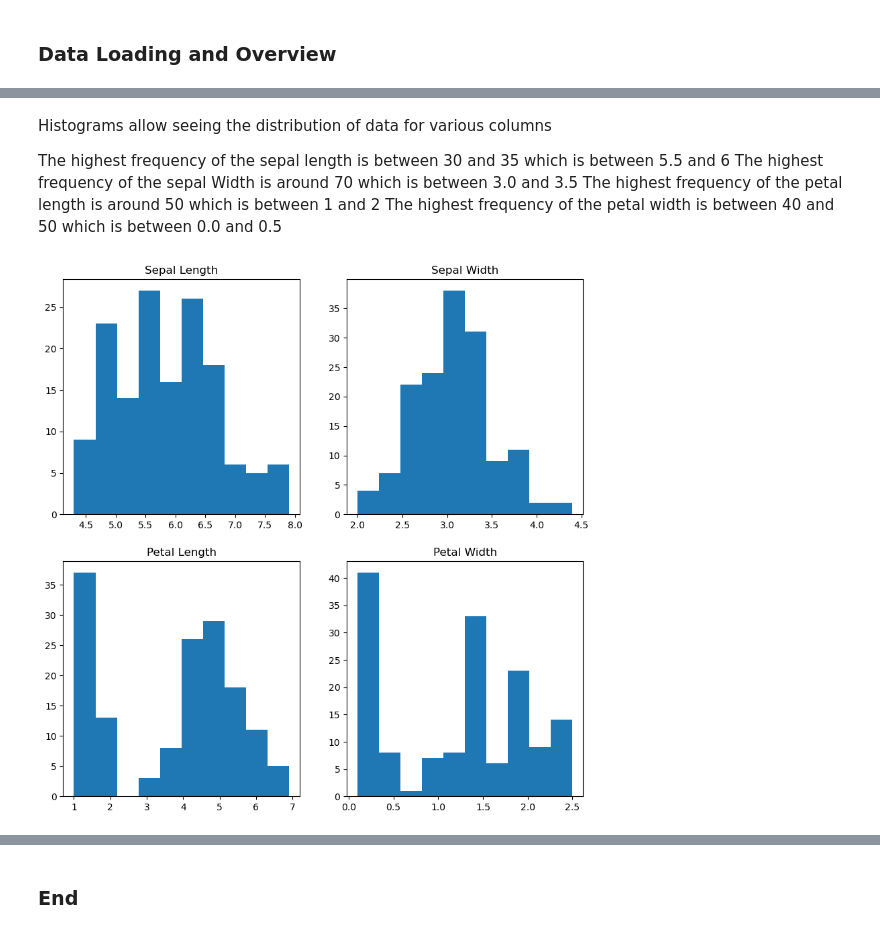
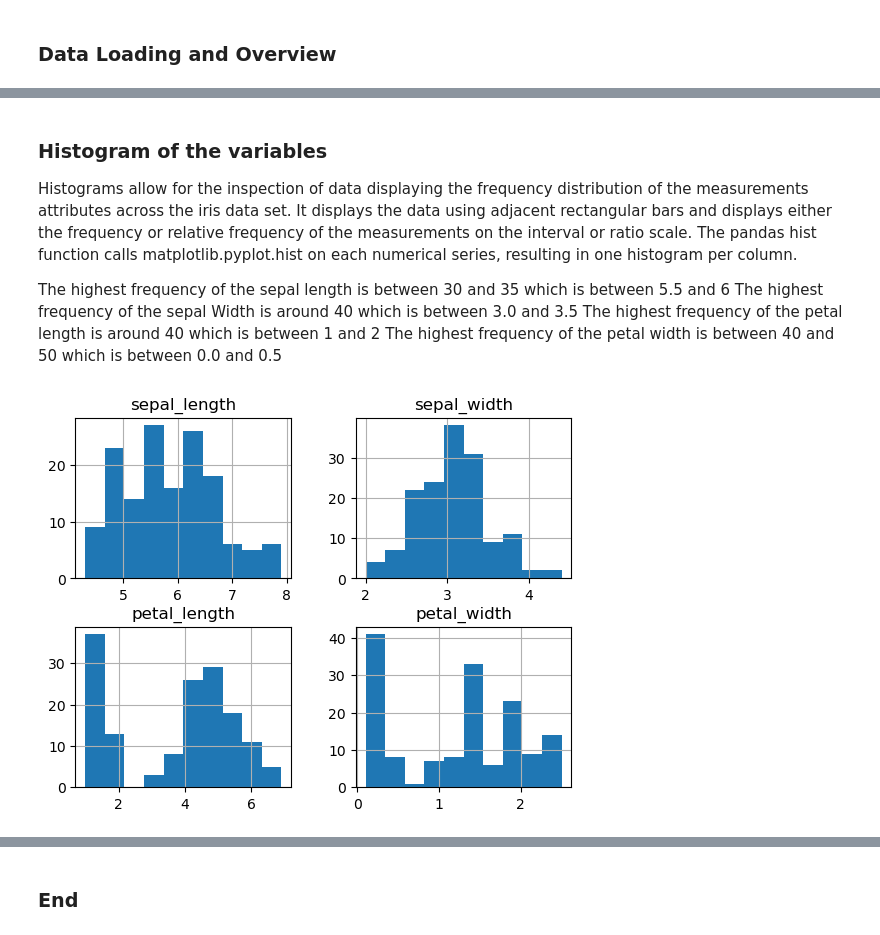
Before and after one commit to Sarahlouhast/FDA_Project, a Jupyter notebook: project.ipynb, the cells around one changed output, grey strips where cells are left out. Cells and saved outputs as stored; diff of their text form; code cells hidden in the pictures.

```diff
--- a/project.ipynb
+++ b/project.ipynb
@@ -126,29 +185,18 @@ with open('./data/iris_summary.txt', 'w') as f:
     f.write('Summary for Petal Length:\n{}\n\n'.format(petal_length_summary))
     f.write('Summary for Petal Width:\n{}\n\n'.format(petal_width_summary))
 # %% [markdown]
-Histograms allow seeing the distribution of data for various columns
-
+### Histogram of the variables
+Histograms allow for the inspection of data displaying the frequency distribution of the measurements attributes across the iris data set. It displays the data using adjacent rectangular bars and displays either the frequency or relative frequency of the measurements on the interval or ratio scale. The pandas hist function calls matplotlib.pyplot.hist on each numerical series, resulting in one histogram per column.
 
 The highest frequency of the sepal length is between 30 and 35 which is between 5.5 and 6
-The highest frequency of the sepal Width is around 70 which is between 3.0 and 3.5
-The highest frequency of the petal length is around 50 which is between 1 and 2
+The highest frequency of the sepal Width is around 40 which is between 3.0 and 3.5
+The highest frequency of the petal length is around 40 which is between 1 and 2
 The highest frequency of the petal width is between 40 and 50 which is between 0.0 and 0.5
-# %%
-# Create subplots to create histogram of all variables together
-fig, axs = plt.subplots(2, 2, figsize=(10, 10))
-
-# Create a histogram for each variable
-axs[0, 0].hist(df['sepal_length'], bins=10)
-axs[0, 0].set_title('Sepal Length')
-axs[0, 1].hist(df['sepal_width'], bins=10)
-axs[0, 1].set_title('Sepal Width')
-axs[1, 0].hist(df['petal_length'], bins=10)
-axs[1, 0].set_title('Petal Length')
-axs[1, 1].hist(df['petal_width'], bins=10)
-axs[1, 1].set_title('Petal Width')
-
-# Display the subplots
-plt.show()
-# %% [output]
-[figure, removed]
+# %%
+# Create a histogram for each variable
+df.hist()
+# Display the subplots
+plt.show()
+# %% [output]
+[figure, added]
 # %% [markdown]
```
Also changed, not shown: parts of 40 cells of this notebook, 2 other files.
